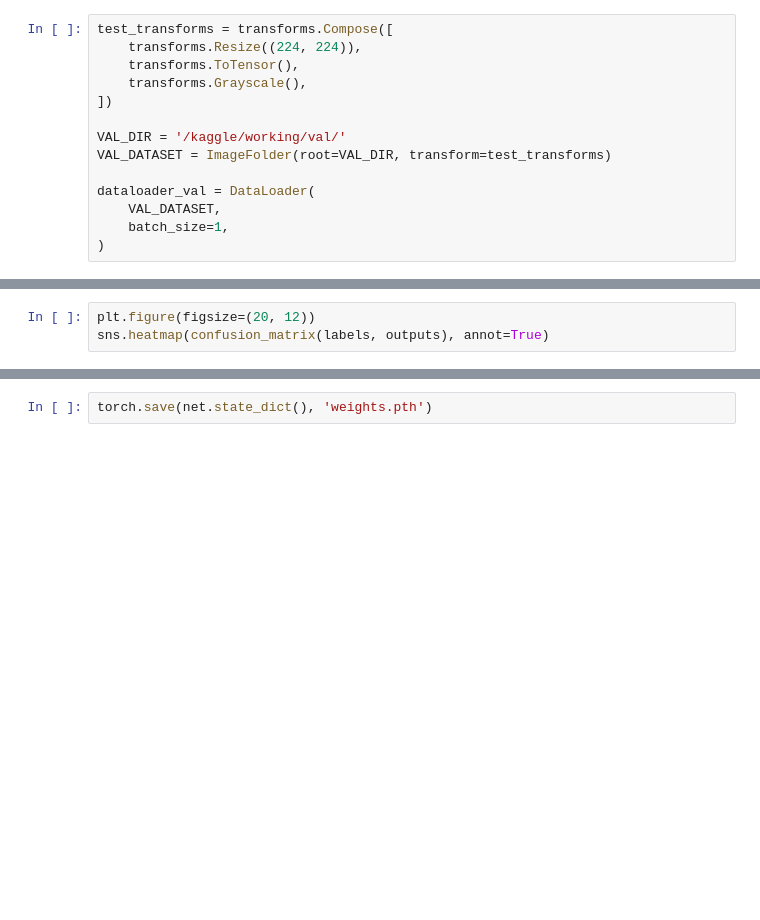
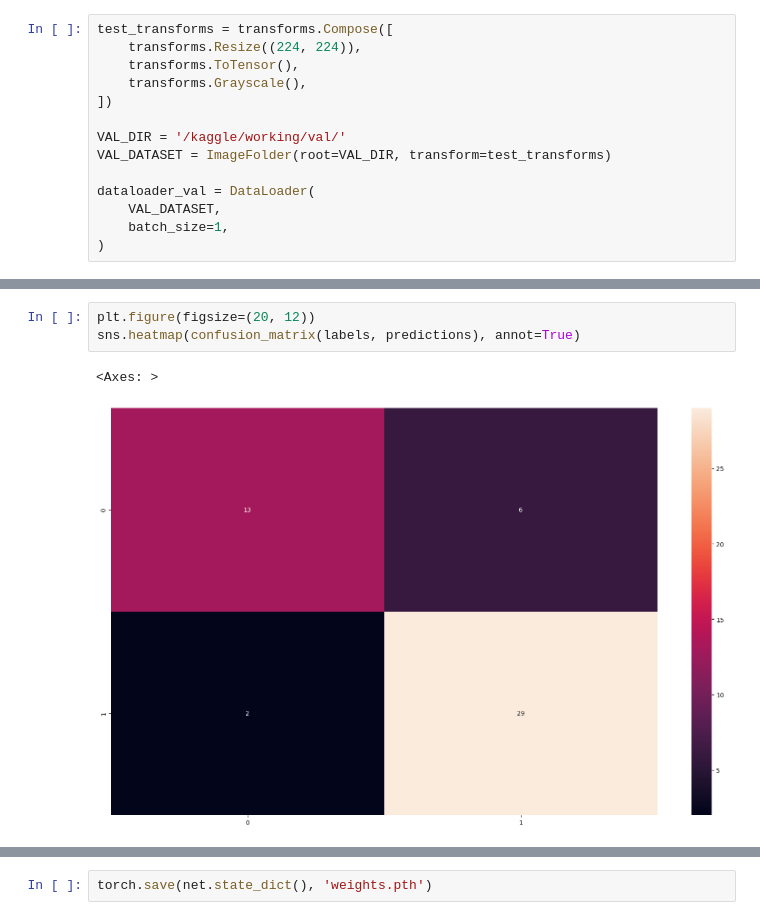
Before and after one commit to genfaith/-Pytorch-tumor-detection, a Jupyter notebook: brain-tumor-detection-with-pytorch.ipynb, the cells around one changed output, grey strips where cells are left out. Saved outputs shown, nothing was run; the diff lists cells and outputs as text; blank space fills up the shorter version.

```diff
--- a/brain-tumor-detection-with-pytorch.ipynb
+++ b/brain-tumor-detection-with-pytorch.ipynb
@@ -267,6 +344,9 @@ with torch.no_grad():
 # %%
 plt.figure(figsize=(20, 12))
-sns.heatmap(confusion_matrix(labels, outputs), annot=True)
+sns.heatmap(confusion_matrix(labels, predictions), annot=True)
+# %% [output]
+<Axes: >
+[figure, added]
 # %%
 metric = Accuracy(task='binary')
 
```
Also changed, not shown: parts of 20 cells of this notebook.
